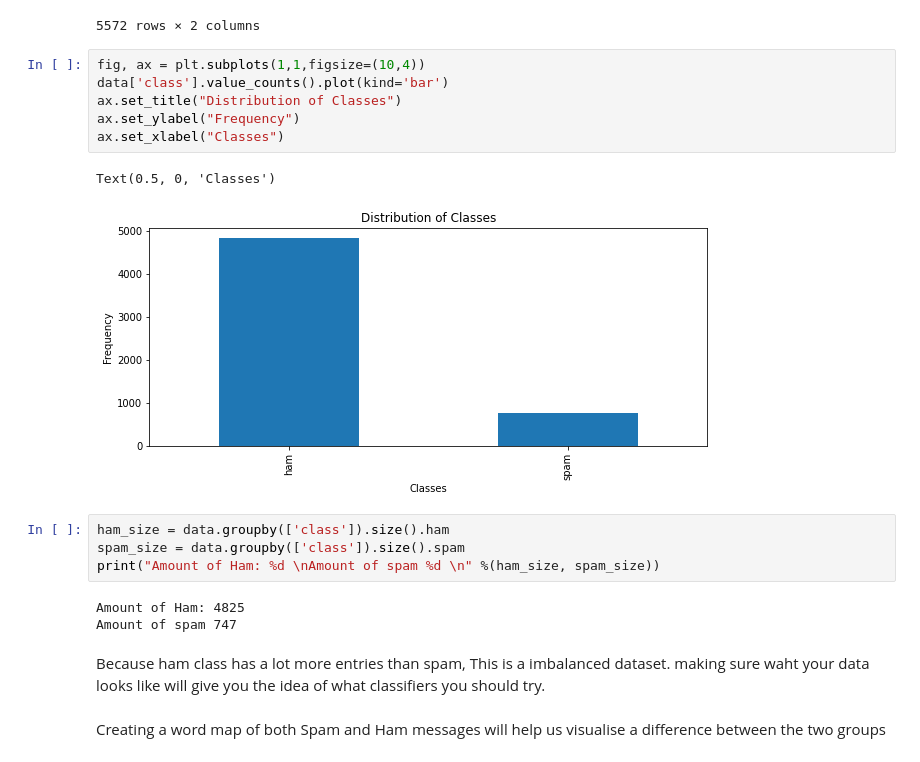
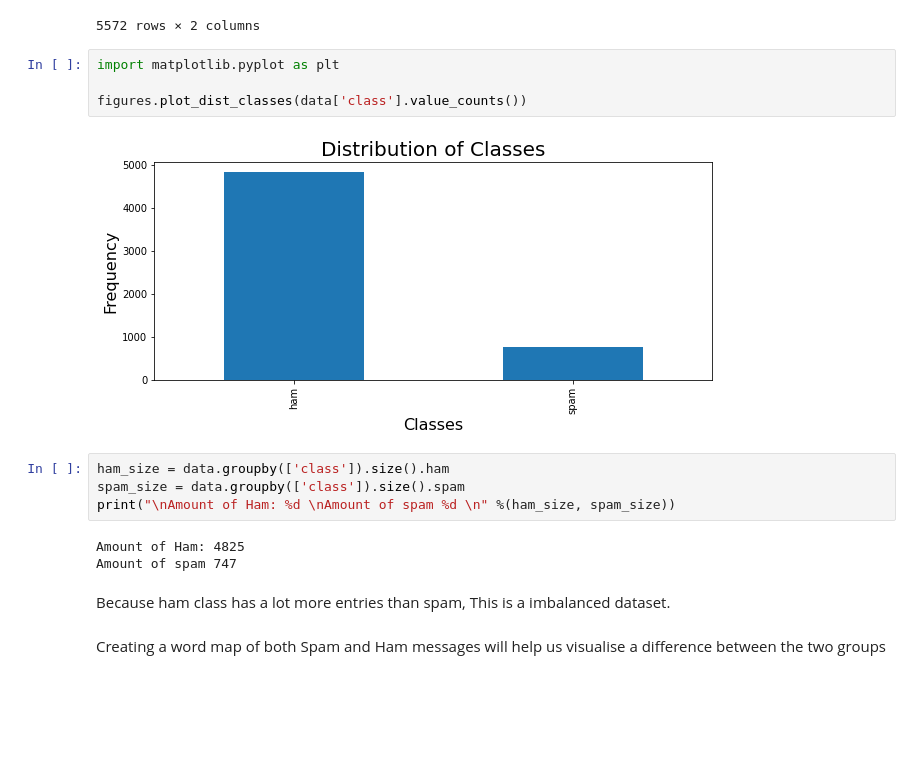
Before and after one commit to Piercson/Spam-Detection, a Jupyter notebook: spam_detection.ipynb, the cells around one changed output. Drawn from its saved outputs; the diff is of its cells as text; blank space fills up the shorter version.

```diff
--- a/spam_detection.ipynb
+++ b/spam_detection.ipynb
@@ -64,24 +70,21 @@ data
 | 5570 | ham | The guy did some bitching but I a... |
 | 5571 | ham | Rofl. Its true to its name |
 5572 rows × 2 columns
-# %%
-fig, ax = plt.subplots(1,1,figsize=(10,4))
-data['class'].value_counts().plot(kind='bar')
-ax.set_title("Distribution of Classes")
-ax.set_ylabel("Frequency")
-ax.set_xlabel("Classes")
-# %% [output]
-Text(0.5, 0, 'Classes')
-[figure, removed]
+# %%
+import matplotlib.pyplot as plt
+
+figures.plot_dist_classes(data['class'].value_counts())
+# %% [output]
+[figure, added]
 # %%
 ham_size = data.groupby(['class']).size().ham
 spam_size = data.groupby(['class']).size().spam
-print("Amount of Ham: %d \nAmount of spam %d \n" %(ham_size, spam_size))
+print("\nAmount of Ham: %d \nAmount of spam %d \n" %(ham_size, spam_size))
 # %% [output]
 Amount of Ham: 4825
 Amount of spam 747
 # %% [markdown]
-Because ham class has a lot more entries than spam, This is a imbalanced dataset. making sure waht your data looks like will give you the idea of what classifiers you should try.
+Because ham class has a lot more entries than spam, This is a imbalanced dataset.
 # %% [markdown]
 Creating a word map of both Spam and Ham messages will help us visualise a difference between the two groups
 # %%
```
Also changed, not shown: parts of 60 cells of this notebook, 5 other files.
